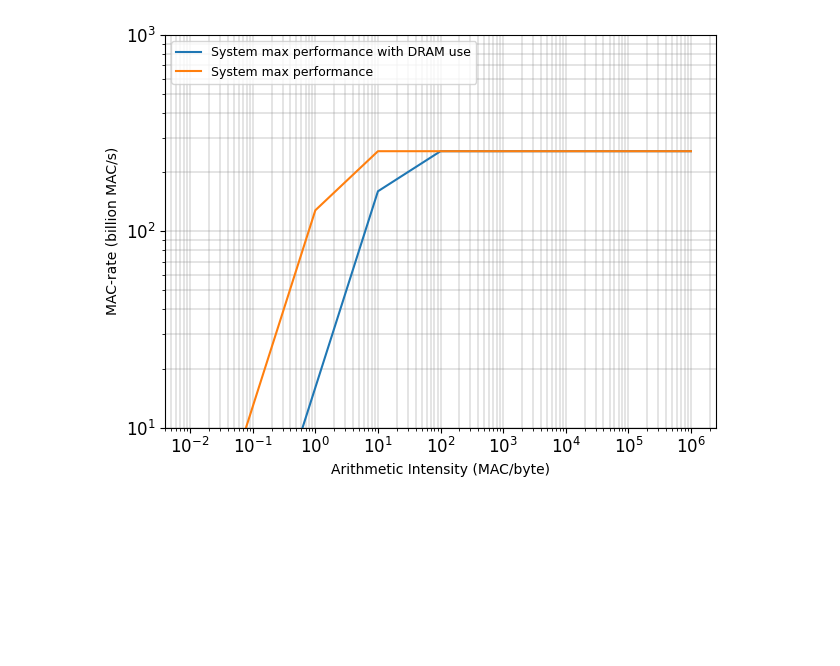
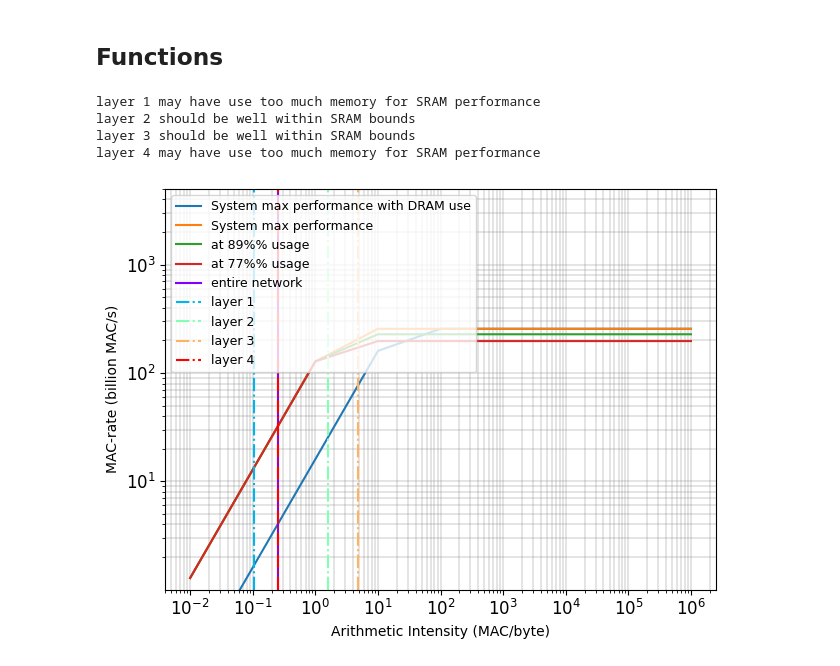
Before and after one commit to 9tailedfaux/rooflineplot, a Jupyter notebook: roofline.ipynb, the cells around one changed output. Drawn from its saved outputs; the diff is of its cells as text; code cells hidden in the pictures; blank space fills up the shorter version.

```diff
--- a/roofline.ipynb
+++ b/roofline.ipynb
@@ -25,0 +96,2 @@ def performance(peakPerformance, peakBandwidth, intensity):
+# %% [markdown]
+## Functions
@@ -26,33 +181,35 @@ def performance(peakPerformance, peakBandwidth, intensity):
 # %%
 systemMaxPerformance = 256 # GFLOP/s
 bandwidthSRAM = 128 # GB/s
 bandwidthDRAM = 16 # GB/s
-
-capacityWeightsSRAM = 0.000128 # GB
-capacityActivationSRAM = 0.002 # GB
 
 arithIntensity = numpy.logspace(START, STOP, num=N, base=10)
 
 maxPerf = performance(systemMaxPerformance, bandwidthSRAM, arithIntensity)
 maxPerfWithDRAM = performance(systemMaxPerformance, bandwidthDRAM, arithIntensity)
 
 fig, axis = matplotlib.pyplot.subplots()
 axis.set_xscale('log', base=10)
 axis.set_yscale('log', base=10)
 axis.set_xlabel('Arithmetic Intensity (MAC/byte)', fontsize=10)
 axis.grid(True, which='both', color='gray', linestyle='-', linewidth=0.3)
 
 matplotlib.pyplot.setp(axis, xticks=arithIntensity, yticks=numpy.logspace(1, 20, num=20, base=10))
 matplotlib.pyplot.yticks(fontsize=12)
 matplotlib.pyplot.xticks(fontsize=12)
 axis.set_ylabel("MAC-rate (billion MAC/s)", fontsize=10)
-axis.set_ylim(bottom=10, top=1000)
+axis.set_ylim(bottom=1, top=5000)
 
-axis.plot(arithIntensity, maxPerfWithDRAM, label='System max performance with DRAM use')
-axis.plot(arithIntensity, maxPerf, label='System max performance')
+color = matplotlib.pyplot.cm.rainbow(numpy.linspace(0, 1, len(layers) + 1))
 
+plotLines()
+plotNetwork()
+plotLayers()
 
-axis.legend(loc='upper left', prop={'size': 9})
-fig.tight_layout()
+finalizeGraph()
 # %% [output]
+layer 1 may have use too much memory for SRAM performance
+layer 2 should be well within SRAM bounds
+layer 3 should be well within SRAM bounds
+layer 4 may have use too much memory for SRAM performance
-[figure, old version]
+[figure, new version]
```
Also changed, not shown: parts of 10 cells of this notebook, 1 other file.
